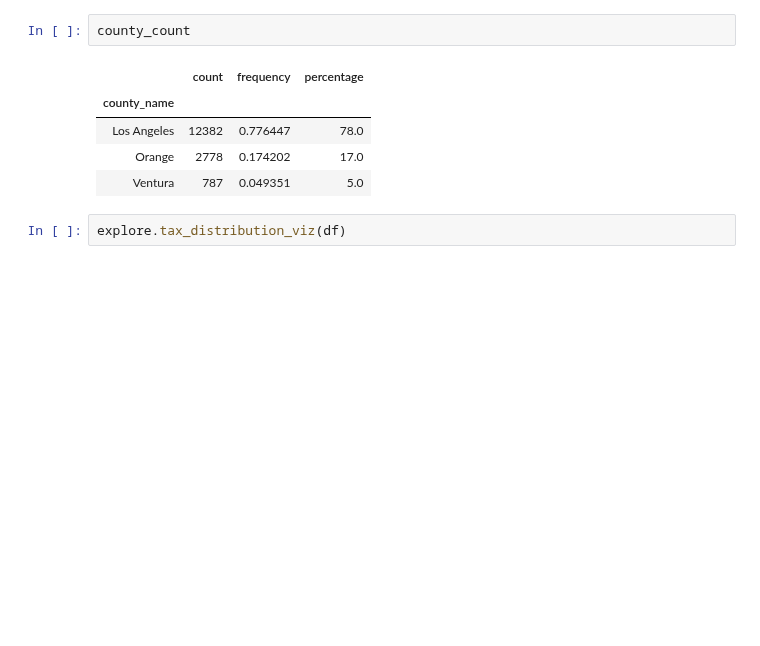
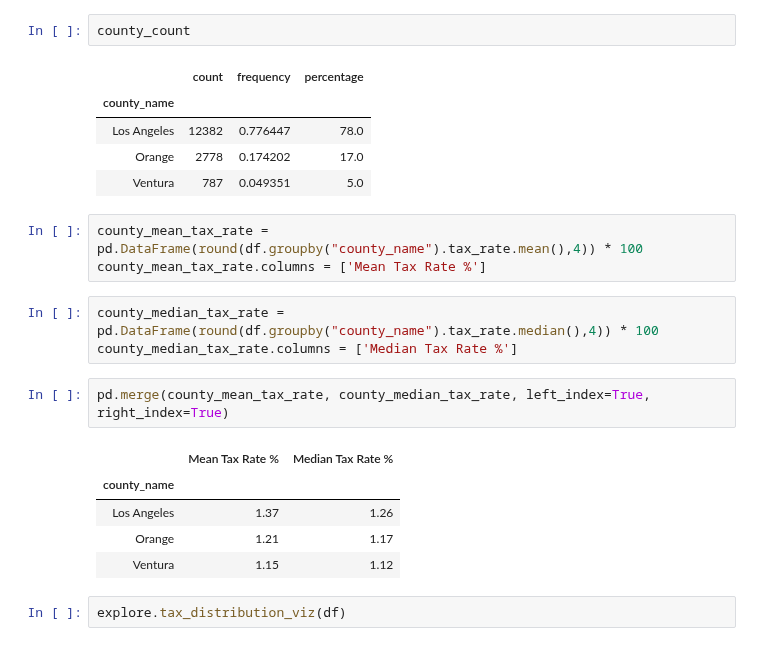
Before and after one commit to faithkane3/zillow_project, a Jupyter notebook: zillow_project_walkthrough.ipynb, the cells around one changed output. Saved outputs shown, nothing was run; the diff lists cells and outputs as text; blank space fills up the shorter version.

```diff
--- a/zillow_project_walkthrough.ipynb
+++ b/zillow_project_walkthrough.ipynb
@@ -219,6 +201,20 @@ county_count
 | Los Angeles | 12382 | 0.776447 | 78.0 |
 | Orange | 2778 | 0.174202 | 17.0 |
 | Ventura | 787 | 0.049351 | 5.0 |
+# %%
+county_mean_tax_rate = pd.DataFrame(round(df.groupby("county_name").tax_rate.mean(),4)) * 100
+county_mean_tax_rate.columns = ['Mean Tax Rate %']
+# %%
+county_median_tax_rate = pd.DataFrame(round(df.groupby("county_name").tax_rate.median(),4)) * 100
+county_median_tax_rate.columns = ['Median Tax Rate %']
+# %%
+pd.merge(county_mean_tax_rate, county_median_tax_rate, left_index=True, right_index=True)
+# %% [output]
+|  | Mean Tax Rate % | Median Tax Rate % |
+| county_name |  |  |
+| Los Angeles | 1.37 | 1.26 |
+| Orange | 1.21 | 1.17 |
+| Ventura | 1.15 | 1.12 |
 # %%
 explore.tax_distribution_viz(df)
 # %% [output]
```
Also changed, not shown: parts of 10 cells of this notebook.
